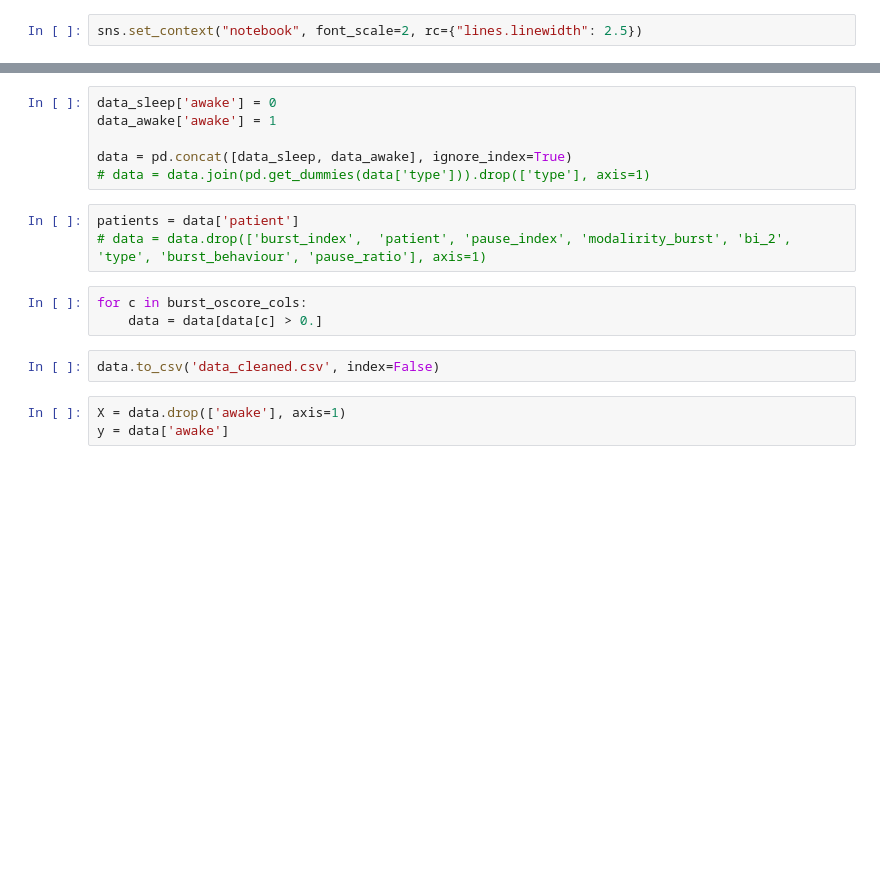
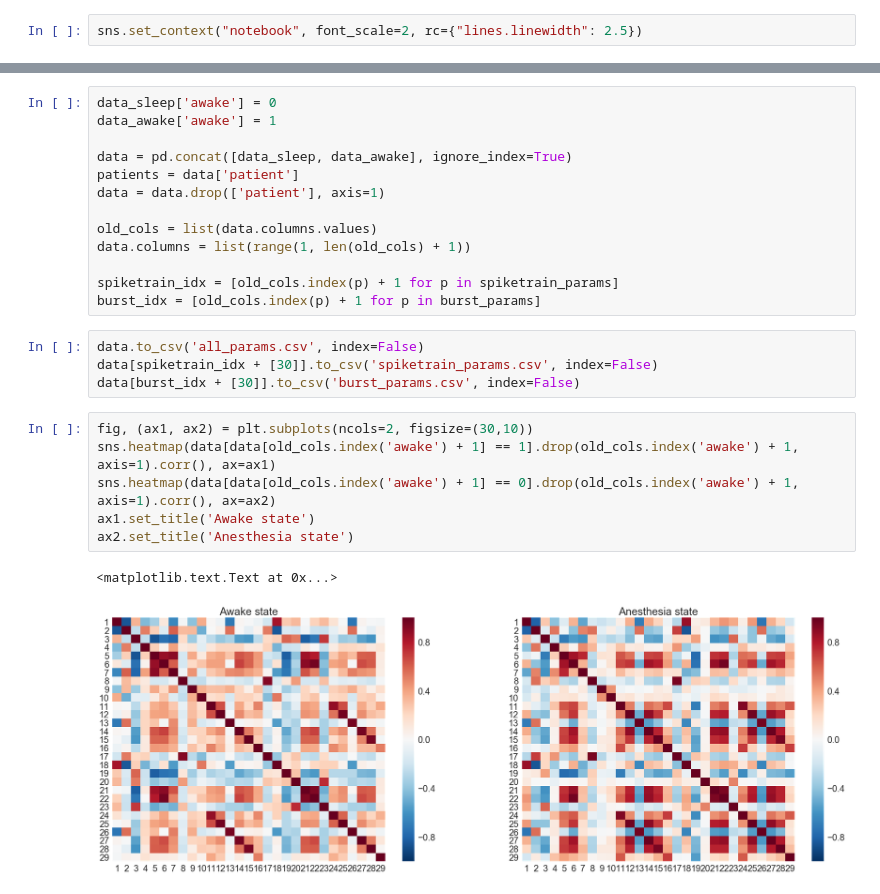
Before and after one commit to Vlad0922/neurophysiology, a Jupyter notebook: awake_vs_sleep/compare_sleep_spontan.ipynb, the cells around one changed output, grey strips where cells are left out. Drawn from its saved outputs; the diff is of its cells as text; blank space fills up the shorter version.

```diff
--- a/awake_vs_sleep/compare_sleep_spontan.ipynb
+++ b/awake_vs_sleep/compare_sleep_spontan.ipynb
@@ -67,15 +52,24 @@ data_sleep['awake'] = 0
 data_awake['awake'] = 1
 
 data = pd.concat([data_sleep, data_awake], ignore_index=True)
-# data = data.join(pd.get_dummies(data['type'])).drop(['type'], axis=1)
+patients = data['patient']
+data = data.drop(['patient'], axis=1)
+
+old_cols = list(data.columns.values)
+data.columns = list(range(1, len(old_cols) + 1))
+
+spiketrain_idx = [old_cols.index(p) + 1 for p in spiketrain_params]
+burst_idx = [old_cols.index(p) + 1 for p in burst_params]
-# %%
-patients = data['patient']
-# data = data.drop(['burst_index',  'patient', 'pause_index', 'modalirity_burst', 'bi_2', 'type', 'burst_behaviour', 'pause_ratio'], axis=1)
-# %%
-for c in burst_oscore_cols:
-    data = data[data[c] > 0.]
-# %%
-data.to_csv('data_cleaned.csv', index=False)
-# %%
-X = data.drop(['awake'], axis=1)
-y = data['awake']
+# %%
+data.to_csv('all_params.csv', index=False)
+data[spiketrain_idx + [30]].to_csv('spiketrain_params.csv', index=False)
+data[burst_idx + [30]].to_csv('burst_params.csv', index=False)
+# %%
+fig, (ax1, ax2) = plt.subplots(ncols=2, figsize=(30,10))
+sns.heatmap(data[data[old_cols.index('awake') + 1] == 1].drop(old_cols.index('awake') + 1, axis=1).corr(), ax=ax1)
+sns.heatmap(data[data[old_cols.index('awake') + 1] == 0].drop(old_cols.index('awake') + 1, axis=1).corr(), ax=ax2)
+ax1.set_title('Awake state')
+ax2.set_title('Anesthesia state')
+# %% [output]
+<matplotlib.text.Text at 0x...>
+[figure, added]
```
Also changed, not shown: parts of 25 cells of this notebook.
